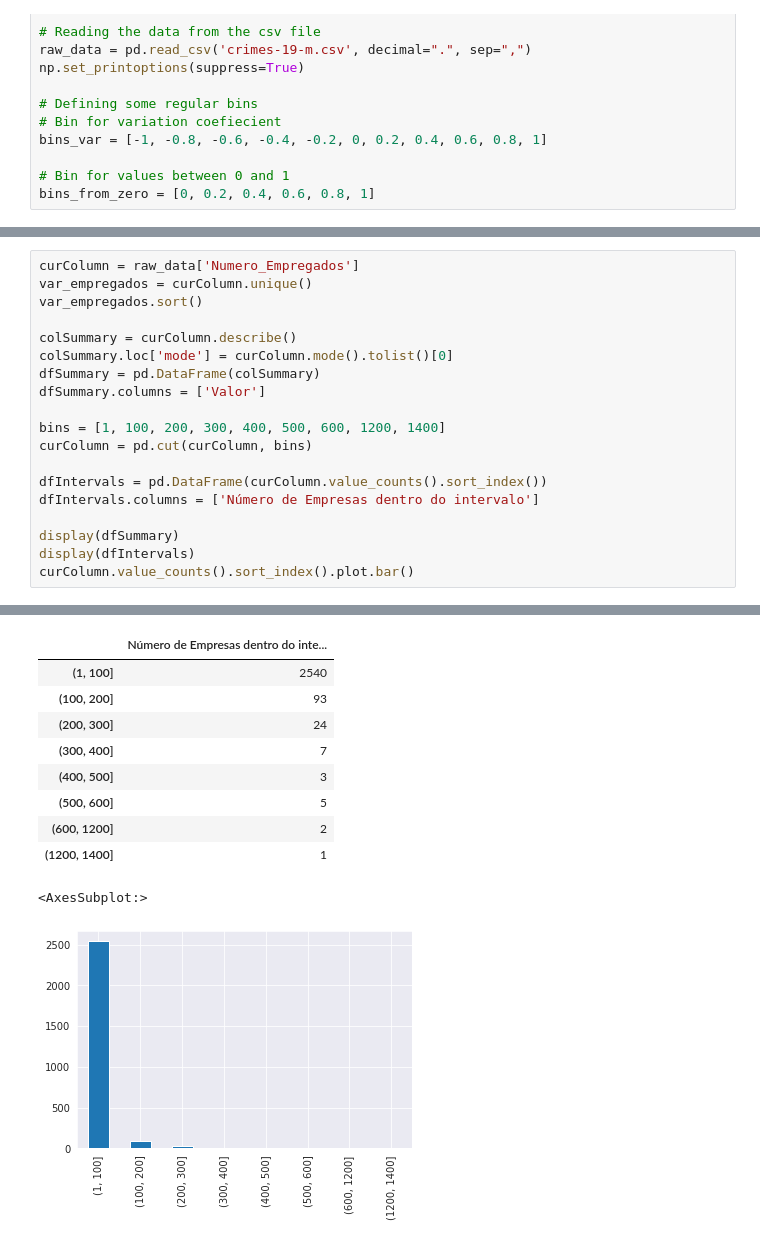
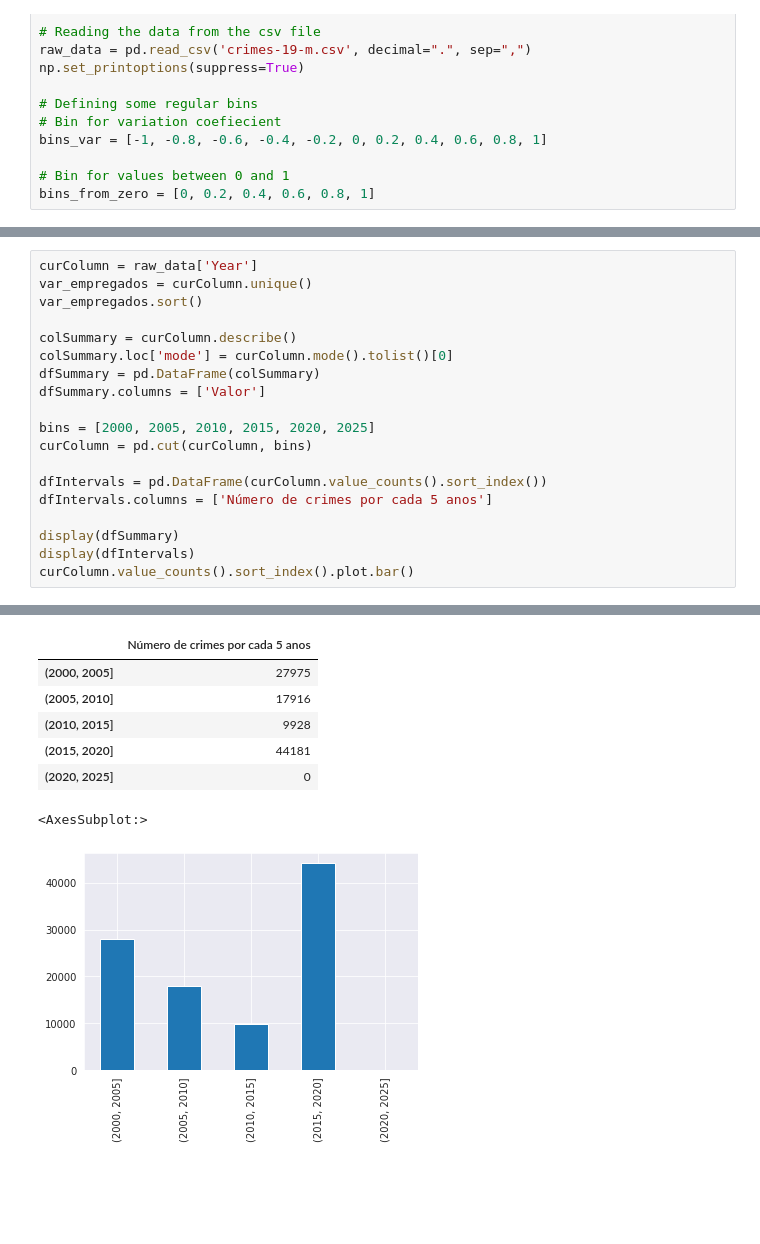
Before and after one commit to CVB-999999999/AOOP-TP2, a Jupyter notebook: 2022-insolv-viewdata.ipynb, the cells around one changed output, grey strips where cells are left out. Cells and saved outputs as stored; diff of their text form; blank space fills up the shorter version.

```diff
--- a/2022-insolv-viewdata.ipynb
+++ b/2022-insolv-viewdata.ipynb
@@ -116,5 +195,5 @@ KeyError: 'NACE2'
 # %%
-curColumn = raw_data['Numero_Empregados']
+curColumn = raw_data['Year']
 var_empregados = curColumn.unique()
 var_empregados.sort()
 
@@ -123,11 +202,11 @@ colSummary.loc['mode'] = curColumn.mode().tolist()[0]
 dfSummary = pd.DataFrame(colSummary)
 dfSummary.columns = ['Valor']
 
-bins = [1, 100, 200, 300, 400, 500, 600, 1200, 1400]
+bins = [2000, 2005, 2010, 2015, 2020, 2025]
 curColumn = pd.cut(curColumn, bins)
 
 dfIntervals = pd.DataFrame(curColumn.value_counts().sort_index())
-dfIntervals.columns = ['Número de Empresas dentro do intervalo']
+dfIntervals.columns = ['Número de crimes por cada 5 anos']
 
 display(dfSummary)
 display(dfIntervals)
@@ -146,12 +225,9 @@ curColumn.value_counts().sort_index().plot.bar()
-|  | Número de Empresas dentro do inte... |
-| (1, 100] | 2540 |
-| (100, 200] | 93 |
-| (200, 300] | 24 |
-| (300, 400] | 7 |
-| (400, 500] | 3 |
-| (500, 600] | 5 |
-| (600, 1200] | 2 |
-| (1200, 1400] | 1 |
+|  | Número de crimes por cada 5 anos |
+| (2000, 2005] | 27975 |
+| (2005, 2010] | 17916 |
+| (2010, 2015] | 9928 |
+| (2015, 2020] | 44181 |
+| (2020, 2025] | 0 |
 <AxesSubplot:>
-[figure, old version]
+[figure, new version]
 # %%
```
Also changed, not shown: parts of 37 cells of this notebook, 2 other files.
